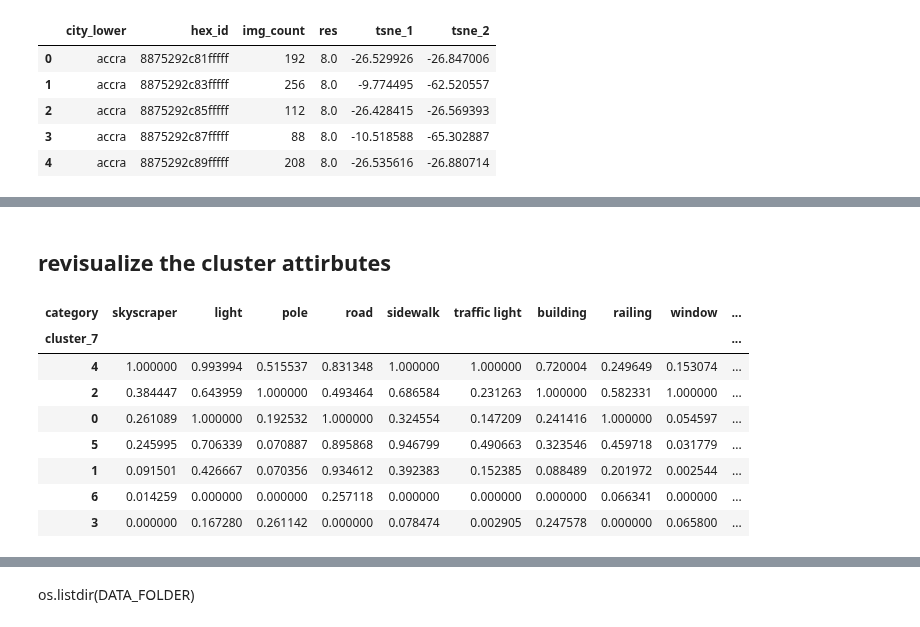
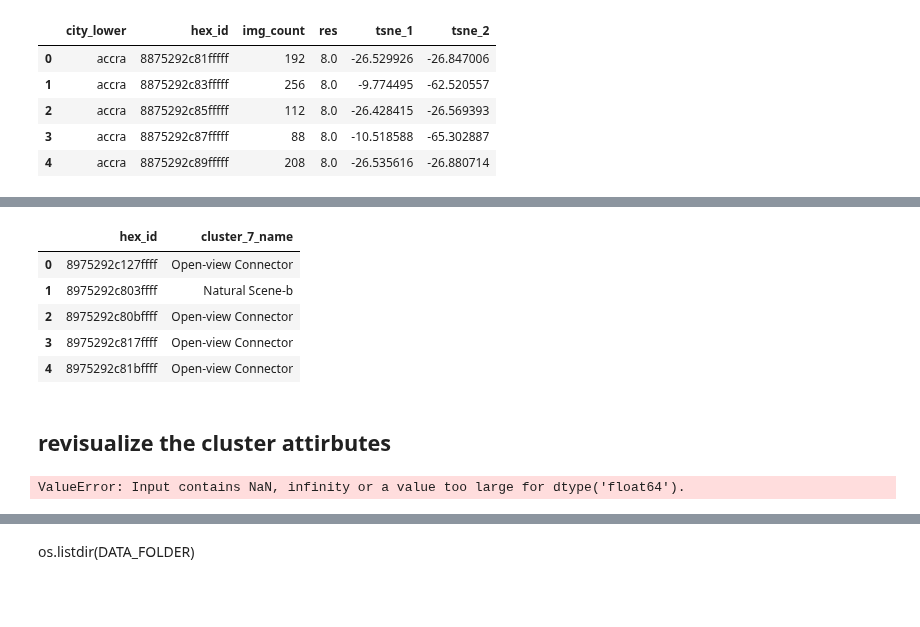
Before and after one commit to brookefzy/uvi-time-machine, a Jupyter notebook: _script/d-experiment/robustness/hex=8.ipynb, the cells around one changed output, grey strips where cells are left out. Cells and saved outputs as stored; diff of their text form; code cells hidden in the pictures; blank space fills up the shorter version.

```diff
--- a/_script/d-experiment/robustness/hex=8.ipynb
+++ b/_script/d-experiment/robustness/hex=8.ipynb
@@ -129,0 +109,10 @@ plt.savefig(f"{GRAPH_FOLDER}/cluster_similarity_h3_8_9.png", dpi=300, bbox_inche
+# %%
+df_9['cluster_7_name'] = df_9[column_sel].apply(lambda x: cluster_name_7[x])
+df_9[['hex_id', 'cluster_7_name']].head()
+# %% [output]
+|  | hex_id | cluster_7_name |
+| 0 | 8975292c127ffff | Open-view Connector |
+| 1 | 8975292c803ffff | Natural Scene-b |
+| 2 | 8975292c80bffff | Open-view Connector |
+| 3 | 8975292c817ffff | Open-view Connector |
+| 4 | 8975292c81bffff | Open-view Connector |
@@ -156,35 +154,41 @@ variables_sel_top1_order = [
     'sky',
     'lake+waterboday',
 ]
+# %%
+# use these variables to compare the distance between cluster from level 8 to level 9
+x_9 = df_9[variables_sel_top1_order+['hex_id', 'cluster_7']]
+x_8 = df_8[variables_sel_top1_order+['hex_id', 'cluster_7']]
+# for each cluster label in level 8, calculate the distance to each cluster in level 9
+# and find the closest cluster
+dist_matrix = {}
+cluster_map_8_9 = {}
+for i in range(7):
+    for j in range(7):
+        dist_matrix[(i,j)] = euclidean_distances(x_8[x_8['cluster_7']==i][variables_sel_top1_order],
+                                                 x_9[x_9['cluster_7']==j][variables_sel_top1_order])
+    # get the closest cluster
+    cluster_map_8_9[i] = np.argmin([dist_matrix[(i,j)].mean() for j in range(7)])
+# %% [output]
+ValueError: Input contains NaN, infinity or a value too large for dtype('float64').
 # %%
 N = 7
-df_summary = df_8[variables_sel_top1_order+[f"cluster_{N}"]].groupby(f"cluster_{N}").mean().stack().reset_index()\
-.rename(columns = {"level_1":"category", 0:"std_value"})
+def get_heat(df_8):
+    df_summary = df_8[variables_sel_top1_order+[f"cluster_{N}"]].fillna(0).groupby(f"cluster_{N}").mean().stack().reset_index()\
+    .rename(columns = {"level_1":"category", 0:"std_value"})
+    df_summary_update = []
+    for v in df_summary["category"].unique():
+        temp = df_summary[df_summary["category"]==v].reset_index(drop = True)
+        temp["norm_value"] = (temp["std_value"] - temp["std_value"].min())/(temp["std_value"].max() - temp["std_value"].min())
+        df_summary_update.append(temp)
+
+    df_summary_update = pd.concat(df_summary_update).reset_index()
 
 
-df_summary_update = []
-for v in df_summary["category"].unique():
-    temp = df_summary[df_summary["category"]==v].reset_index(drop = True)
-    temp["norm_value"] = (temp["std_value"] - temp["std_value"].min())/(temp["std_value"].max() - temp["std_value"].min())
-    df_summary_update.append(temp)
-
-df_summary_update = pd.concat(df_summary_update).reset_index()
-
-
-df_heat = df_summary_update.pivot(
-    columns= "category", values = "norm_value", index = f"cluster_{N}"
-)[variables_sel_top1_order].sort_values(variables_sel_top1_order[:5], ascending = False)
-df_heat
+    df_heat = df_summary_update.pivot(
+        columns= "category", values = "norm_value", index = f"cluster_{N}"
+    )[variables_sel_top1_order].sort_values(variables_sel_top1_order[:5], ascending = True)
+    return df_heat
+df_heat = get_heat(df_8)
-# %% [output]
-| category | skyscraper | light | pole | road | sidewalk | traffic light | building | railing | window | ... |
-| cluster_7 |  |  |  |  |  |  |  |  |  | ... |
-| 4 | 1.000000 | 0.993994 | 0.515537 | 0.831348 | 1.000000 | 1.000000 | 0.720004 | 0.249649 | 0.153074 | ... |
-| 2 | 0.384447 | 0.643959 | 1.000000 | 0.493464 | 0.686584 | 0.231263 | 1.000000 | 0.582331 | 1.000000 | ... |
-| 0 | 0.261089 | 1.000000 | 0.192532 | 1.000000 | 0.324554 | 0.147209 | 0.241416 | 1.000000 | 0.054597 | ... |
-| 5 | 0.245995 | 0.706339 | 0.070887 | 0.895868 | 0.946799 | 0.490663 | 0.323546 | 0.459718 | 0.031779 | ... |
-| 1 | 0.091501 | 0.426667 | 0.070356 | 0.934612 | 0.392383 | 0.152385 | 0.088489 | 0.201972 | 0.002544 | ... |
-| 6 | 0.014259 | 0.000000 | 0.000000 | 0.257118 | 0.000000 | 0.000000 | 0.000000 | 0.066341 | 0.000000 | ... |
-| 3 | 0.000000 | 0.167280 | 0.261142 | 0.000000 | 0.078474 | 0.002905 | 0.247578 | 0.000000 | 0.065800 | ... |
 # %%
 # use heatmap to visualize the cluster
 fig, ax = plt.subplots(figsize = (22,4.5))
```
Also changed, not shown: parts of 19 cells of this notebook, 1 other file.
